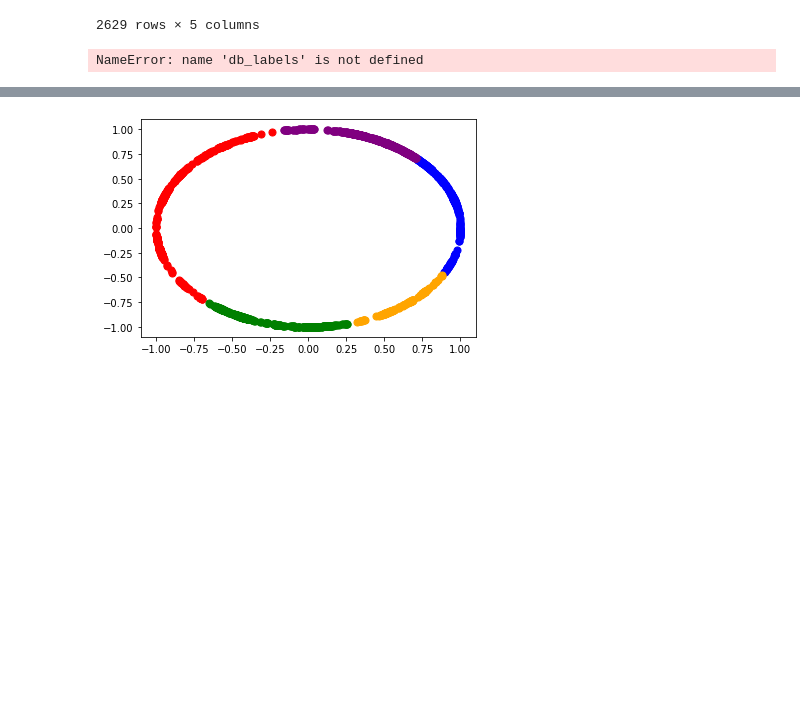
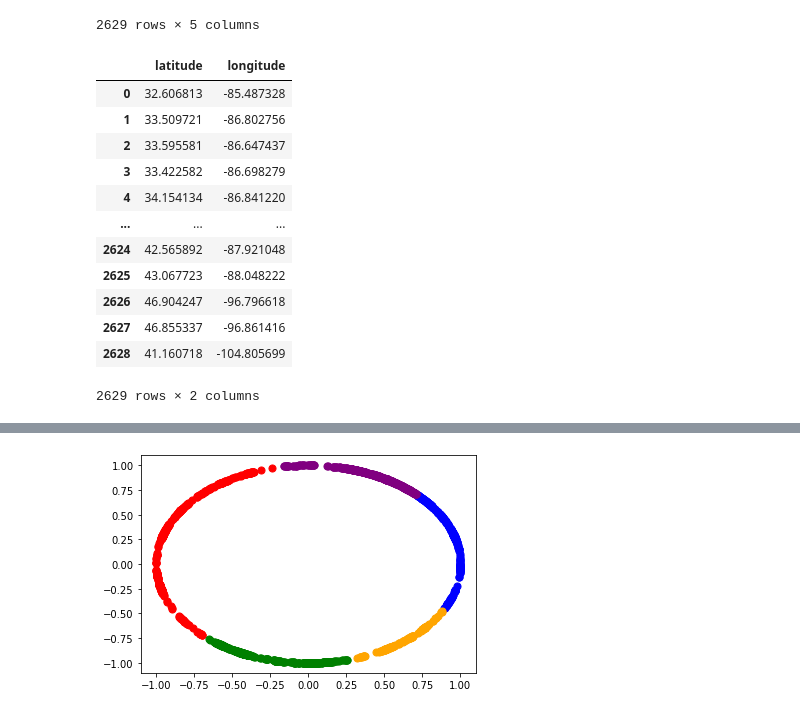
Before and after one commit to Wasilp/clustering, a Jupyter notebook: clustering_DBSCAN.ipynb, the cells around one changed output, grey strips where cells are left out. Cells and saved outputs as stored; diff of their text form; code cells hidden in the pictures; blank space fills up the shorter version.

```diff
--- a/clustering_DBSCAN.ipynb
+++ b/clustering_DBSCAN.ipynb
@@ -30,4 +30,17 @@ X = X['longitude'].to_frame().join(X['latitude'].to_frame())
 # %%
+ X
 # %% [output]
+|  | latitude | longitude |
+| 0 | 32.606813 | -85.487328 |
+| 1 | 33.509721 | -86.802756 |
+| 2 | 33.595581 | -86.647437 |
+| 3 | 33.422582 | -86.698279 |
+| 4 | 34.154134 | -86.841220 |
+| ... | ... | ... |
+| 2624 | 42.565892 | -87.921048 |
+| 2625 | 43.067723 | -88.048222 |
+| 2626 | 46.904247 | -96.796618 |
+| 2627 | 46.855337 | -96.861416 |
+| 2628 | 41.160718 | -104.805699 |
-NameError: name 'db_labels' is not defined
+2629 rows × 2 columns
 # %%
```
Also changed, not shown: parts of 9 cells of this notebook, 1 other file.
